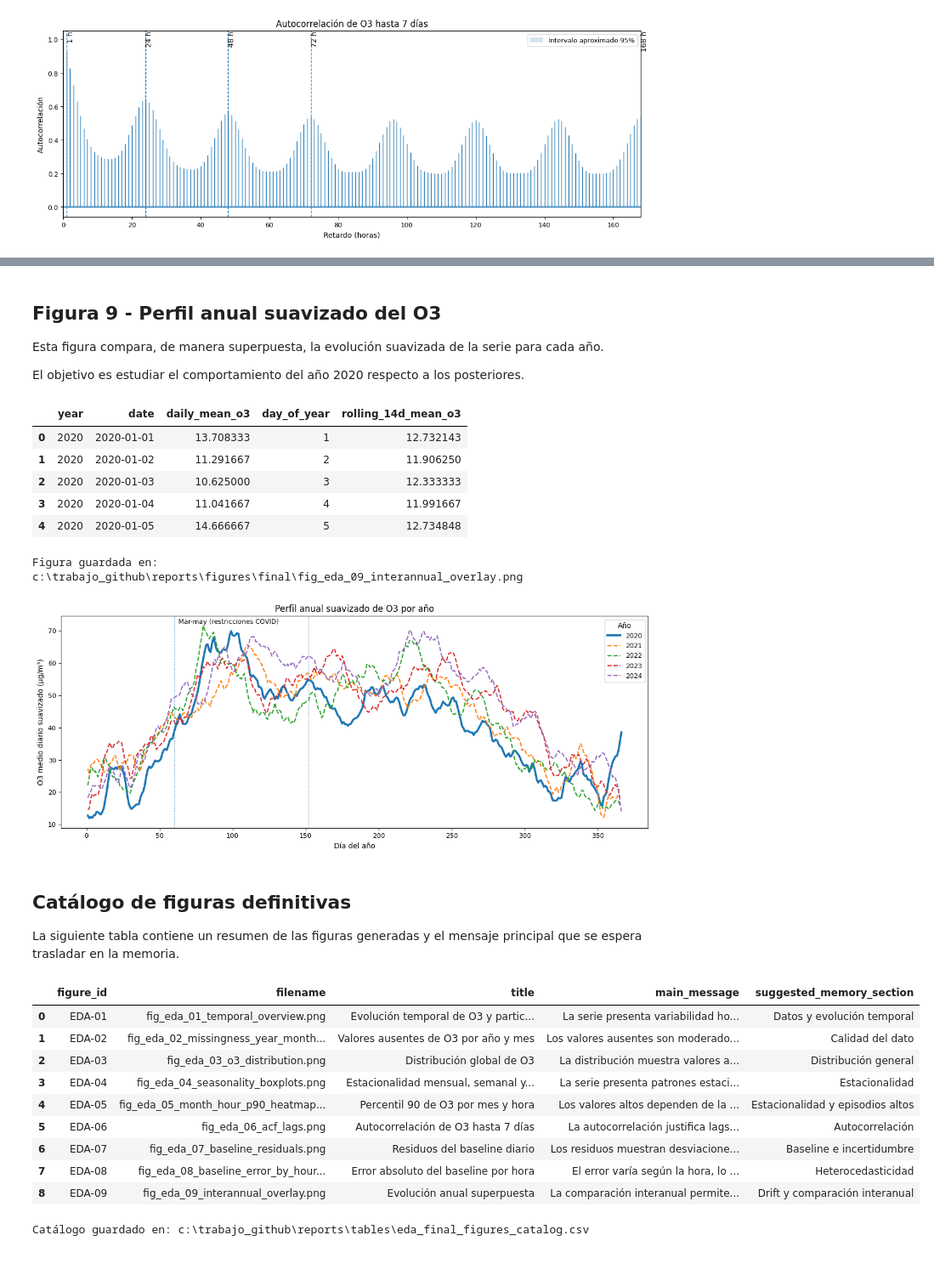
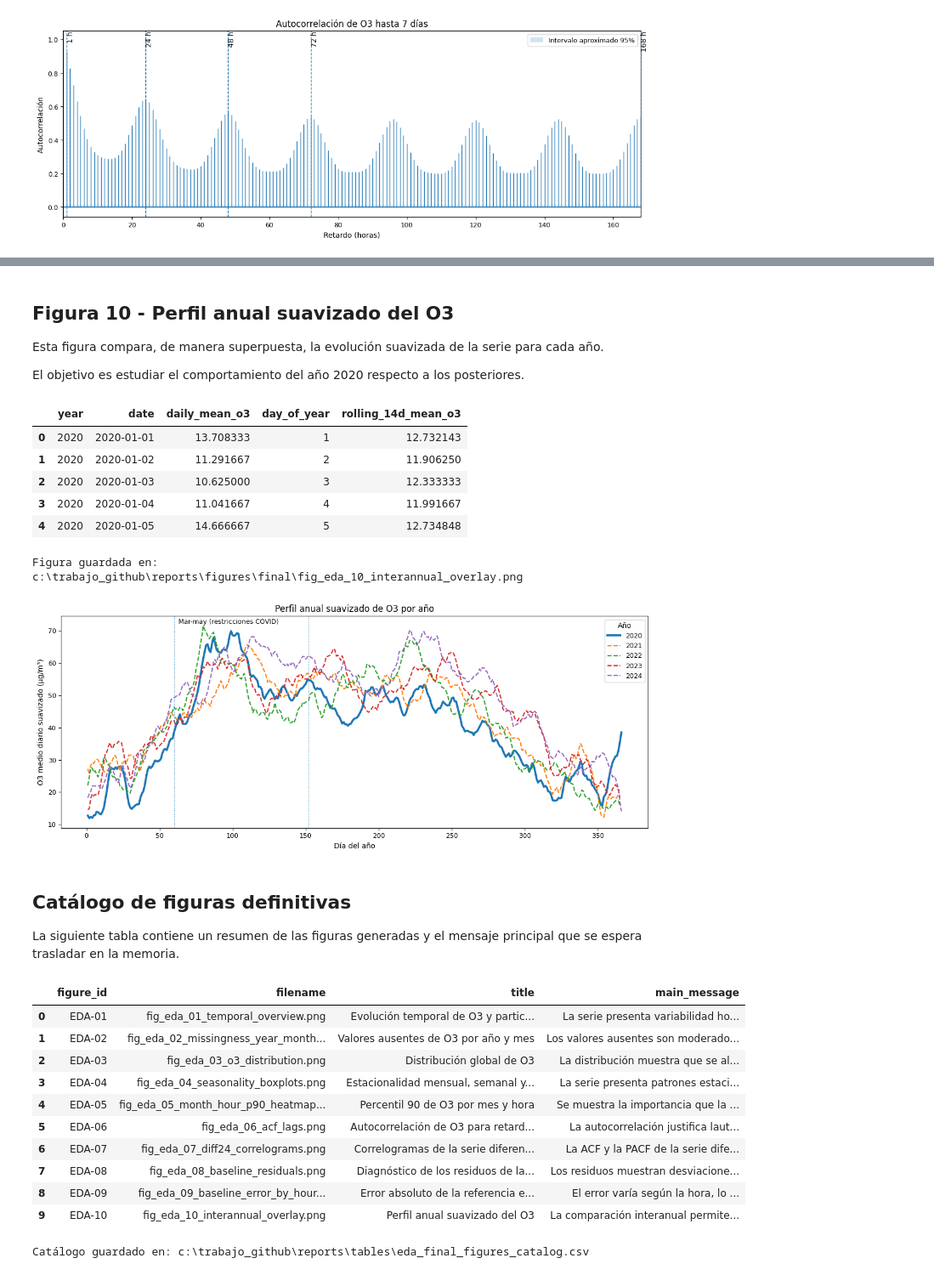
Before and after one commit to hipenation2142/trabajo, a Jupyter notebook: notebooks/01b_eda_final_figures.ipynb, the cells around one changed output, grey strips where cells are left out. Shown at 85% size. Cells and saved outputs as stored; diff of their text form; code cells hidden in the pictures.

```diff
--- a/notebooks/01b_eda_final_figures.ipynb
+++ b/notebooks/01b_eda_final_figures.ipynb
@@ -958,5 +1020,5 @@ Figura guardada en: c:\trabajo_github\reports\figures\final\fig_eda_08_baseline_
 # %% [markdown]
-## Figura 9 - Perfil anual suavizado del O3
+## Figura 10 - Perfil anual suavizado del O3
 
 Esta figura compara, de manera superpuesta, la evolución suavizada de la serie para cada año.
 
@@ -1022,7 +1084,7 @@ ax.legend(title="Año")
 
 fig.tight_layout()
 
-save_final_figure(fig, "fig_eda_09_interannual_overlay.png")
+save_final_figure(fig, "fig_eda_10_interannual_overlay.png")
 
 plt.show()
 # %% [output]
@@ -1032,7 +1094,7 @@ plt.show()
 | 2 | 2020 | 2020-01-03 | 10.625000 | 3 | 12.333333 |
 | 3 | 2020 | 2020-01-04 | 11.041667 | 4 | 11.991667 |
 | 4 | 2020 | 2020-01-05 | 14.666667 | 5 | 12.734848 |
-Figura guardada en: c:\trabajo_github\reports\figures\final\fig_eda_09_interannual_overlay.png
+Figura guardada en: c:\trabajo_github\reports\figures\final\fig_eda_10_interannual_overlay.png
 [figure]
 # %% [markdown]
 ## Catálogo de figuras definitivas
@@ -1075,48 +1137,57 @@ final_figures_catalog = pd.DataFrame(
             "figure_id": "EDA-06",
             "filename": "fig_eda_06_acf_lags.png",
             "title": "Autocorrelación de O3 para retardos de hasta 168 horas (7 días)",
             "main_message": "La autocorrelación justifica lautilización de retardos cortos, diarios y semanales.",
         },
         {
             "figure_id": "EDA-07",
-            "filename": "fig_eda_07_baseline_residuals.png",
+            "filename": "fig_eda_07_diff24_correlograms.png",
+            "title": "Correlogramas de la serie diferenciada respecto al día anterior",
+            "main_message": (
+                "La ACF y la PACF de la serie diferenciada muestran qué dependencia temporal permanece tras reducir el ciclo diario dominante."
+            ),
+        },
+        {
+            "figure_id": "EDA-08",
+            "filename": "fig_eda_08_baseline_residuals.png",
             "title": "Diagnóstico de los residuos de la referencia estacional diaria",
             "main_message": "Los residuos muestran desviaciones respecto a la normalidad y motivan el uso de intervalos de predicción.",
         },
         {
-            "figure_id": "EDA-08",
-            "filename": "fig_eda_08_baseline_error_by_hour.png",
+            "figure_id": "EDA-09",
+            "filename": "fig_eda_09_baseline_error_by_hour.png",
             "title": "Error absoluto de la referencia estacional diaria",
             "main_message": "El error varía según la hora, lo que sugiere heterocedasticidad temporal.",
         },
         {
-            "figure_id": "EDA-09",
-            "filename": "fig_eda_09_interannual_overlay.png",
+            "figure_id": "EDA-10",
+            "filename": "fig_eda_10_interannual_overlay.png",
             "title": "Perfil anual suavizado del O3",
             "main_message": "La comparación interanual permite estudiar la potencial singularidad del año 2020.",
         },
     ]
 )
 
 display(final_figures_catalog)
 
 final_figures_catalog.to_csv(
     TABLES_DIR / "eda_final_figures_catalog.csv",
     index=False,
 )
 
 print(f"Catálogo guardado en: {TABLES_DIR / 'eda_final_figures_catalog.csv'}")
 # %% [output]
-|  | figure_id | filename | title | main_message | suggested_memory_section |
-| 0 | EDA-01 | fig_eda_01_temporal_overview.png | Evolución temporal de O3 y partic... | La serie presenta variabilidad ho... | Datos y evolución temporal |
-| 1 | EDA-02 | fig_eda_02_missingness_year_month... | Valores ausentes de O3 por año y mes | Los valores ausentes son moderado... | Calidad del dato |
-| 2 | EDA-03 | fig_eda_03_o3_distribution.png | Distribución global de O3 | La distribución muestra valores a... | Distribución general |
-| 3 | EDA-04 | fig_eda_04_seasonality_boxplots.png | Estacionalidad mensual, semanal y... | La serie presenta patrones estaci... | Estacionalidad |
-| 4 | EDA-05 | fig_eda_05_month_hour_p90_heatmap... | Percentil 90 de O3 por mes y hora | Los valores altos dependen de la ... | Estacionalidad y episodios altos |
-| 5 | EDA-06 | fig_eda_06_acf_lags.png | Autocorrelación de O3 hasta 7 días | La autocorrelación justifica lags... | Autocorrelación |
-| 6 | EDA-07 | fig_eda_07_baseline_residuals.png | Residuos del baseline diario | Los residuos muestran desviacione... | Baseline e incertidumbre |
-| 7 | EDA-08 | fig_eda_08_baseline_error_by_hour... | Error absoluto del baseline por hora | El error varía según la hora, lo ... | Heterocedasticidad |
-| 8 | EDA-09 | fig_eda_09_interannual_overlay.png | Evolución anual superpuesta | La comparación interanual permite... | Drift y comparación interanual |
+|  | figure_id | filename | title | main_message |
+| 0 | EDA-01 | fig_eda_01_temporal_overview.png | Evolución temporal de O3 y partic... | La serie presenta variabilidad ho... |
+| 1 | EDA-02 | fig_eda_02_missingness_year_month... | Valores ausentes de O3 por año y mes | Los valores ausentes son moderado... |
+| 2 | EDA-03 | fig_eda_03_o3_distribution.png | Distribución global de O3 | La distribución muestra que se al... |
+| 3 | EDA-04 | fig_eda_04_seasonality_boxplots.png | Estacionalidad mensual, semanal y... | La serie presenta patrones estaci... |
+| 4 | EDA-05 | fig_eda_05_month_hour_p90_heatmap... | Percentil 90 de O3 por mes y hora | Se muestra la importancia que la ... |
+| 5 | EDA-06 | fig_eda_06_acf_lags.png | Autocorrelación de O3 para retard... | La autocorrelación justifica laut... |
+| 6 | EDA-07 | fig_eda_07_diff24_correlograms.png | Correlogramas de la serie diferen... | La ACF y la PACF de la serie dife... |
+| 7 | EDA-08 | fig_eda_08_baseline_residuals.png | Diagnóstico de los residuos de la... | Los residuos muestran desviacione... |
+| 8 | EDA-09 | fig_eda_09_baseline_error_by_hour... | Error absoluto de la referencia e... | El error varía según la hora, lo ... |
+| 9 | EDA-10 | fig_eda_10_interannual_overlay.png | Perfil anual suavizado del O3 | La comparación interanual permite... |
 Catálogo guardado en: c:\trabajo_github\reports\tables\eda_final_figures_catalog.csv
 # %%
 # Comprobación final: se verifica que todas las figuras esperadas se han generado.
```
Also changed, not shown: parts of 12 cells of this notebook, 6 other files.
